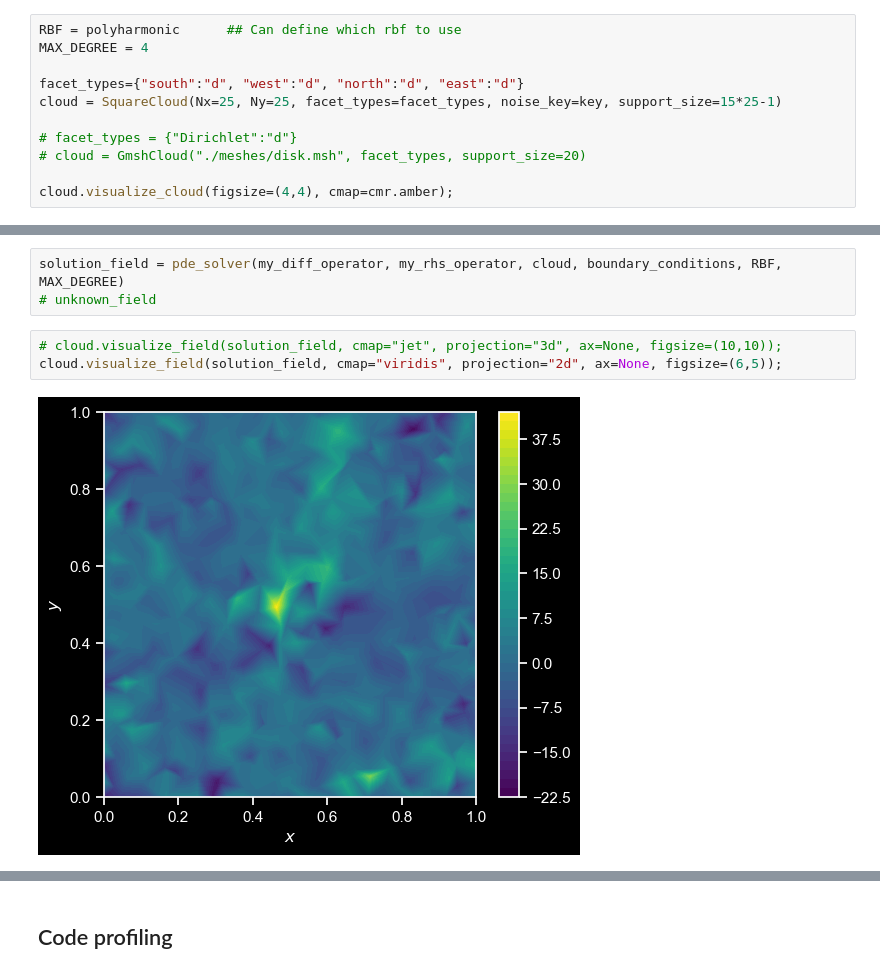
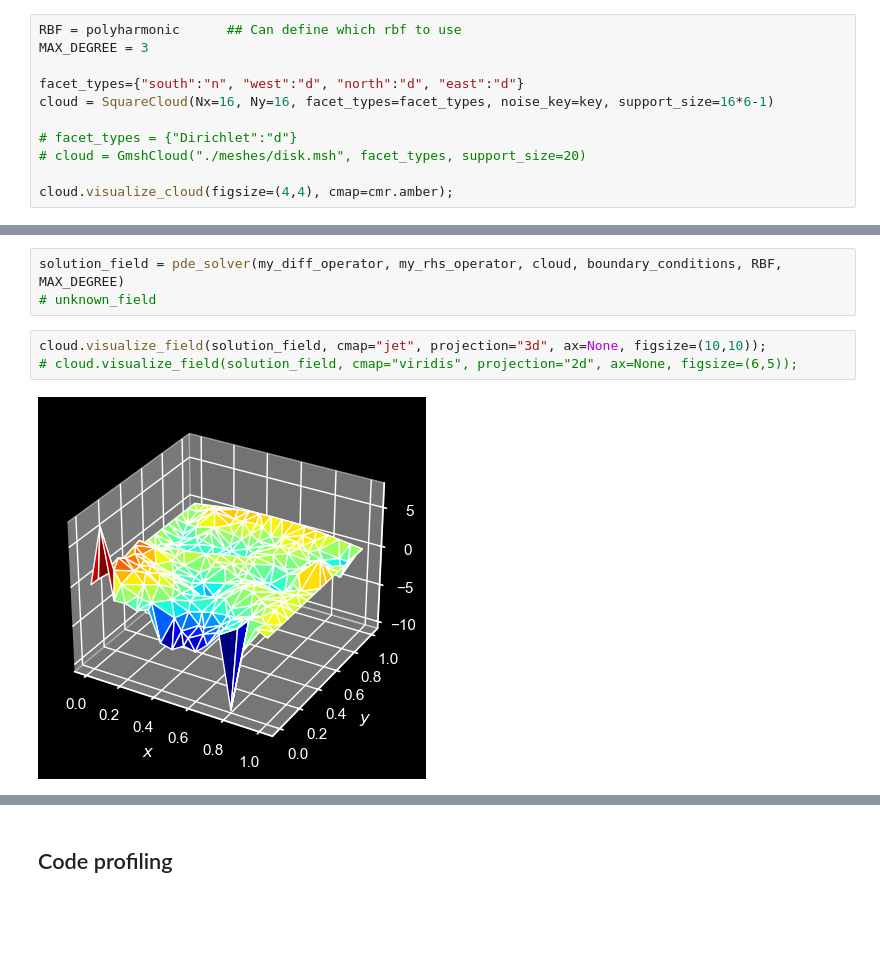
Before and after one commit to ddrous/Updes, a Jupyter notebook: examples/01_laplace_with_rbf.ipynb, the cells around one changed output, grey strips where cells are left out. Saved outputs shown, nothing was run; the diff lists cells and outputs as text; blank space fills up the shorter version.

```diff
--- a/examples/01_laplace_with_rbf.ipynb
+++ b/examples/01_laplace_with_rbf.ipynb
@@ -27,10 +27,10 @@ key = jax.random.PRNGKey(42)
 ## Using Updec
 # %%
 RBF = polyharmonic      ## Can define which rbf to use
-MAX_DEGREE = 4
+MAX_DEGREE = 3
 
-facet_types={"south":"d", "west":"d", "north":"d", "east":"d"}
-cloud = SquareCloud(Nx=25, Ny=25, facet_types=facet_types, noise_key=key, support_size=15*25-1)
+facet_types={"south":"n", "west":"d", "north":"d", "east":"d"}
+cloud = SquareCloud(Nx=16, Ny=16, facet_types=facet_types, noise_key=key, support_size=16*6-1)
 
 # facet_types = {"Dirichlet":"d"}
 # cloud = GmshCloud("./meshes/disk.msh", facet_types, support_size=20)
@@ -102,10 +102,10 @@ boundary_conditions = {"south":d_zero, "west":d_zero, "north":d_north, "east":d_
 solution_field = pde_solver(my_diff_operator, my_rhs_operator, cloud, boundary_conditions, RBF, MAX_DEGREE)
 # unknown_field
 # %%
-# cloud.visualize_field(solution_field, cmap="jet", projection="3d", ax=None, figsize=(10,10));
-cloud.visualize_field(solution_field, cmap="viridis", projection="2d", ax=None, figsize=(6,5));
+cloud.visualize_field(solution_field, cmap="jet", projection="3d", ax=None, figsize=(10,10));
+# cloud.visualize_field(solution_field, cmap="viridis", projection="2d", ax=None, figsize=(6,5));
 # %% [output]
-[figure, old version]
+[figure, new version]
 # %%
 ## Exact solution
 coords = cloud.sort_nodes_jnp()
```
Also changed, not shown: parts of 6 cells of this notebook, 1 other file.
